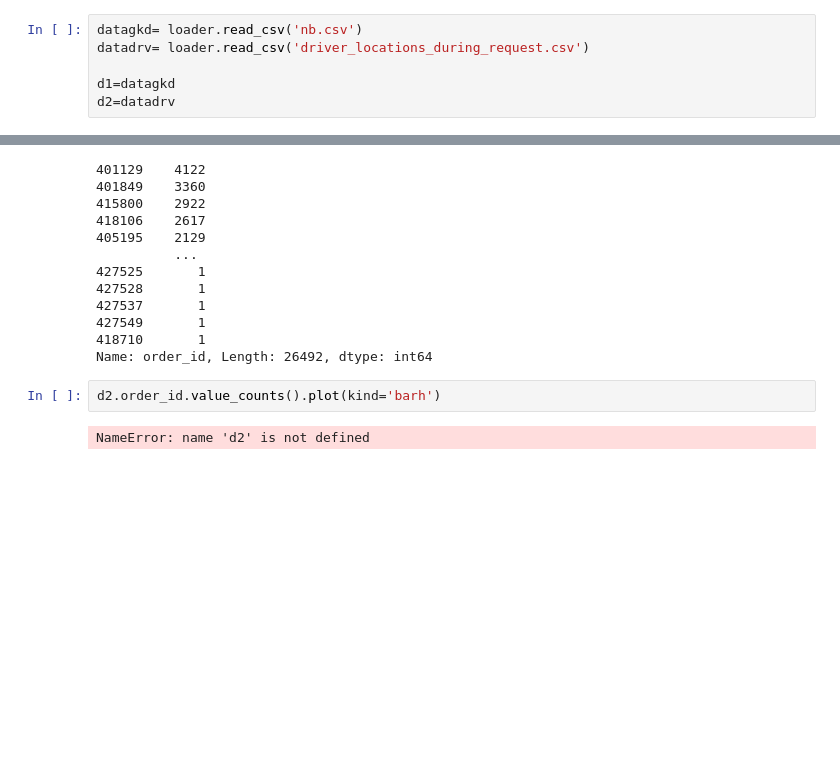
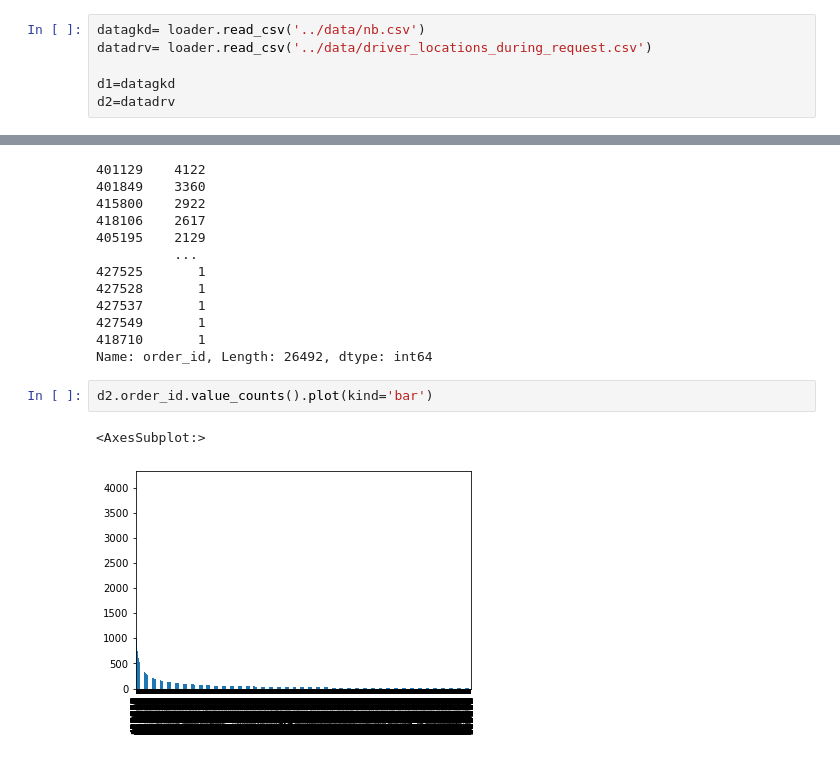
Before and after one commit to prubayita/gkd-casual--Inference, a Jupyter notebook: notebooks/eda.ipynb, the cells around one changed output, grey strips where cells are left out. Drawn from its saved outputs; the diff is of its cells as text; blank space fills up the shorter version.

```diff
--- a/notebooks/eda.ipynb
+++ b/notebooks/eda.ipynb
@@ -24,8 +24,8 @@ plot = Plot()
 # %%
 cleaning= Cleaner()
 # %%
-datagkd= loader.read_csv('nb.csv')
-datadrv= loader.read_csv('driver_locations_during_request.csv')
+datagkd= loader.read_csv('../data/nb.csv')
+datadrv= loader.read_csv('../data/driver_locations_during_request.csv')
 
 d1=datagkd
 d2=datadrv
@@ -117,6 +117,7 @@ d2.order_id.value_counts()
 418710       1
 Name: order_id, Length: 26492, dtype: int64
 # %%
-d2.order_id.value_counts().plot(kind='barh')
+d2.order_id.value_counts().plot(kind='bar')
 # %% [output]
-NameError: name 'd2' is not defined
+<AxesSubplot:>
+[figure, added]
```
Also changed, not shown: parts of 5 cells of this notebook, 9 other files.
